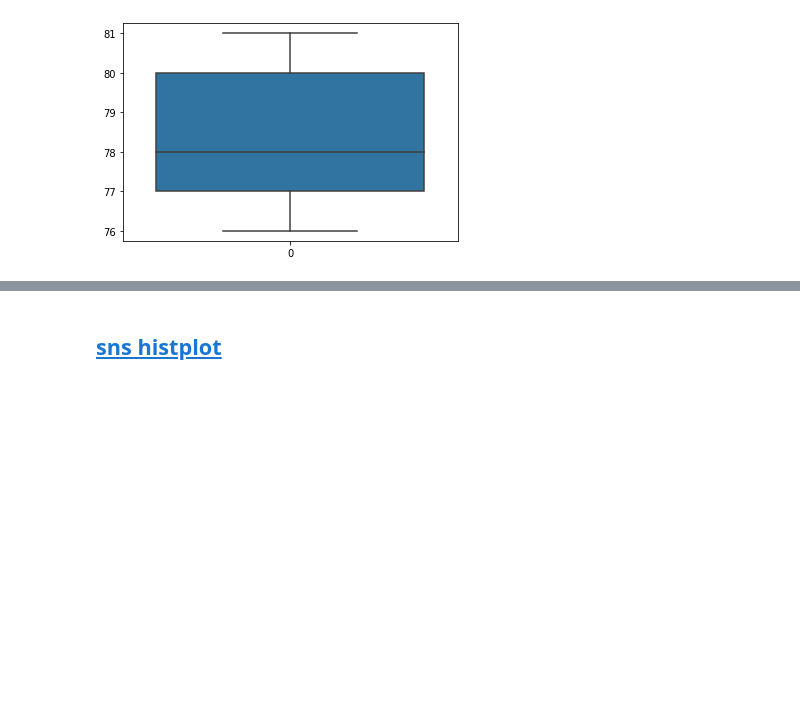
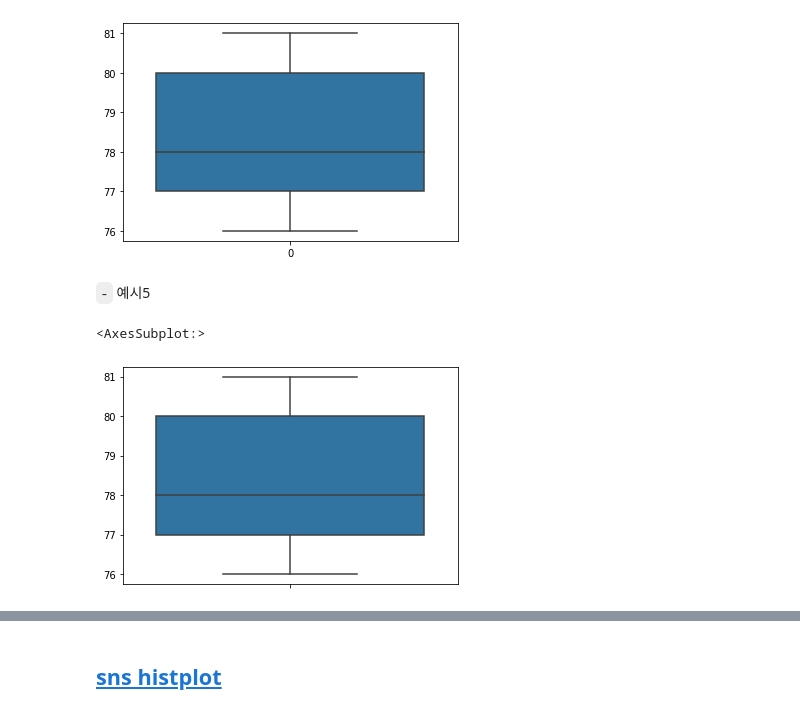
Before and after one commit to guebin/DV2022_backup, a Jupyter notebook: _notebooks/draft.ipynb, the cells around one changed output, grey strips where cells are left out. Cells and saved outputs as stored; diff of their text form; code cells hidden in the pictures; blank space fills up the shorter version.

```diff
--- a/_notebooks/draft.ipynb
+++ b/_notebooks/draft.ipynb
@@ -100,3 +120,10 @@ sns.boxplot(data=y2)
 # %% [output]
 <AxesSubplot:>
 [figure]
+# %% [markdown]
+`-` 예시5
+# %%
+sns.boxplot(y=y2)
+# %% [output]
+<AxesSubplot:>
+[figure, added]
```
Also changed, not shown: parts of 58 cells of this notebook.
